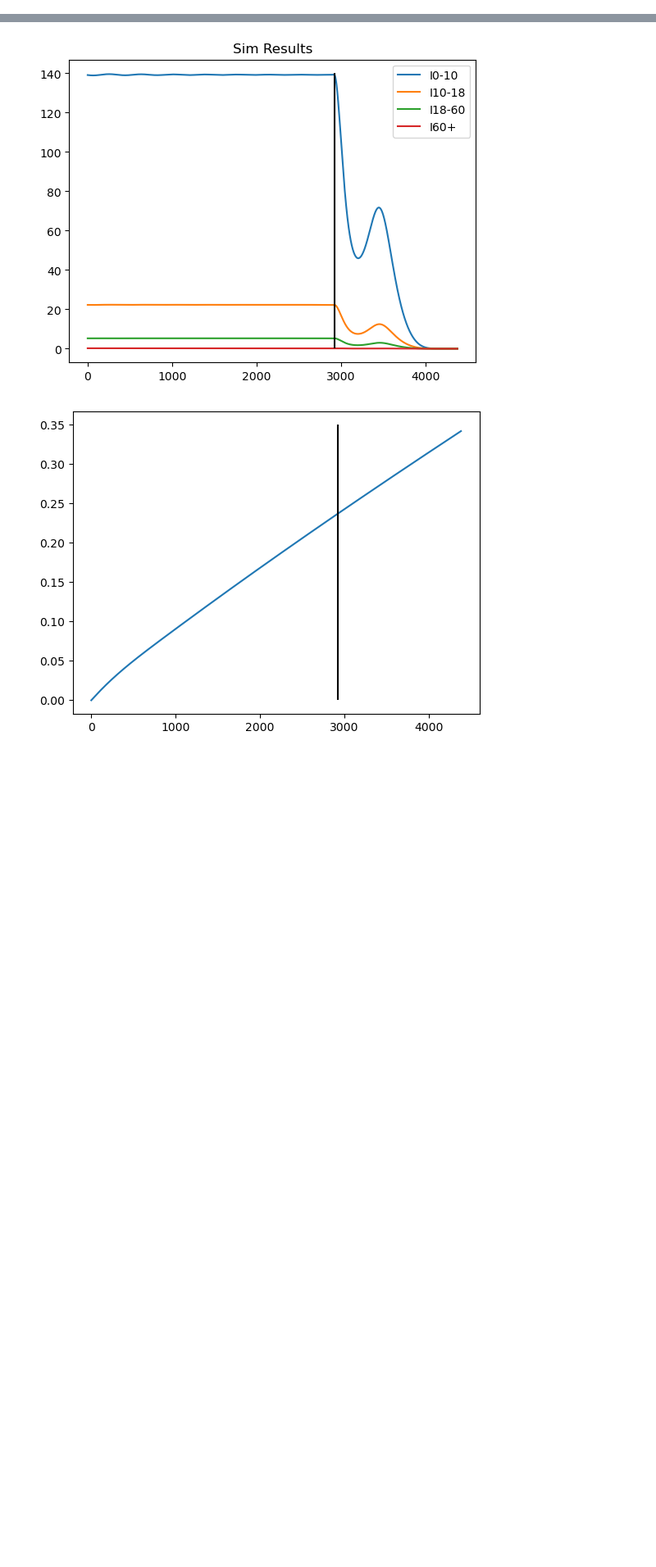
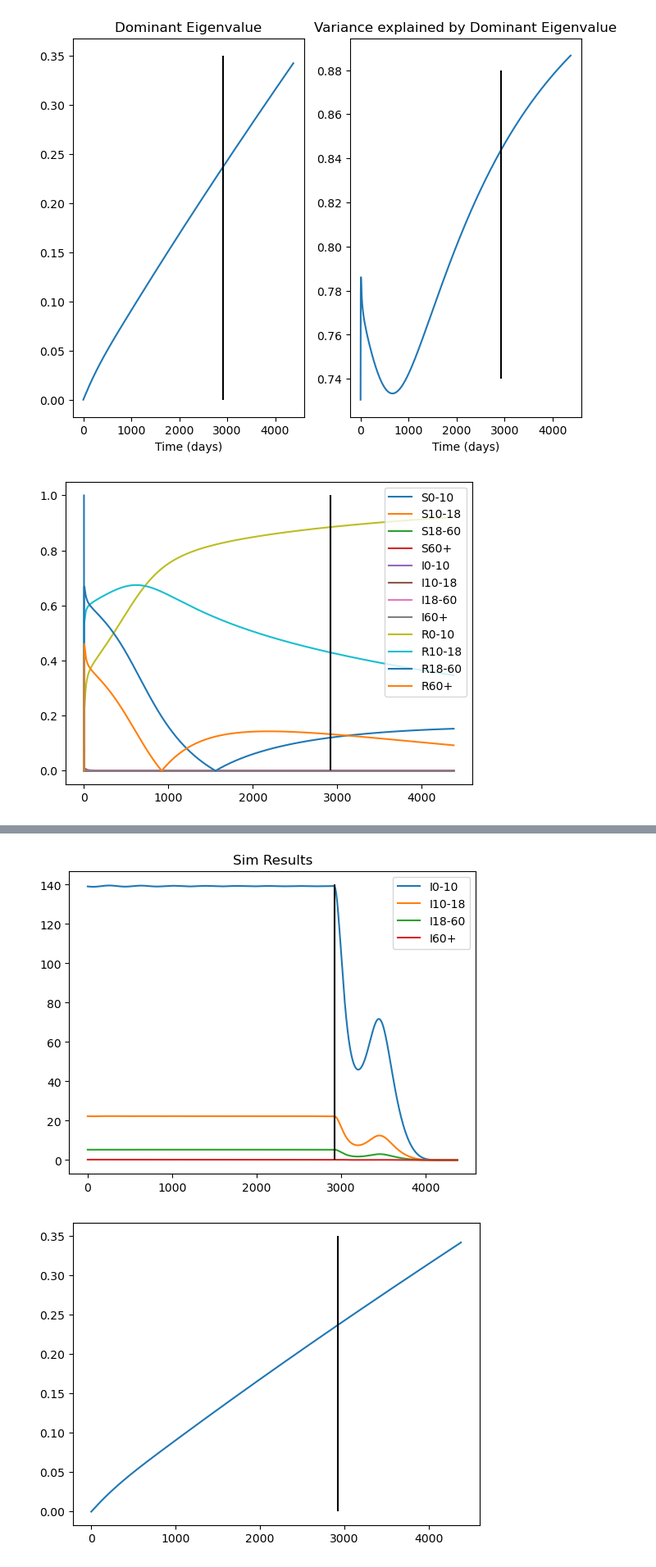
Before and after one commit to joshlooks/covariance-matrix, a Jupyter notebook: meta_sir.ipynb, the cells around one changed output, grey strips where cells are left out. Shown at 82% size. Drawn from its saved outputs; the diff is of its cells as text; code cells hidden in the pictures; blank space fills up the shorter version.

Commit message:
finalising initial plots

```diff
--- a/meta_sir.ipynb
+++ b/meta_sir.ipynb
@@ -61,3 +61,60 @@ for i in range(len(res_test)):
     eigs_reduced[i] = eigenvalues[dominant_index]
     eigs_reduced_var[i] = eigenvalues[dominant_index]/np.linalg.norm(eigenvalues)
     evec_reduced[i, :] = eigenvectors[:, dominant_index].flatten()
+# %%
+index_labels = ['S0-10','S10-18','S18-60','S60+','I0-10','I10-18','I18-60','I60+','R0-10','R10-18','R18-60','R60+']
+fig, axs = plt.subplots(ncols=2,figsize=(8,6))
+axs[0].plot(ts,eigs_total)
+axs[0].set_xlabel('Time (days)')
+axs[0].set_title('Dominant Eigenvalue')
+ax=axs[0].twinx()
+ax.vlines(8*365,-1,1,'k')
+ax.set_ylim((-1,1))
+ax.get_yaxis().set_ticks([])
+axs[1].plot(ts,eigs_total_var)
+axs[1].set_xlabel('Time (days)')
+axs[1].set_title('Variance explained by Dominant Eigenvalue')
+ax=axs[1].twinx()
+ax.vlines(8*365,-1,1,'k')
+ax.set_ylim((-1,1))
+ax.get_yaxis().set_ticks([])
+plt.savefig('full_evals_cov.pdf',dpi=2400)
+plt.show()
+
+for i in range(12):
+    plt.plot(ts,np.abs(evec_total[:,i]),label=index_labels[i])
+plt.legend()
+plt.vlines(8*365,0,1,'k')
+plt.savefig('full_evecs_cov.pdf',dpi=2400)
+plt.show()
+
+fig, axs = plt.subplots(ncols=2,figsize=(8,6))
+axs[0].plot(ts,eigs_reduced)
+axs[0].set_xlabel('Time (days)')
+axs[0].set_title('Dominant Eigenvalue')
+ax=axs[0].twinx()
+ax.vlines(8*365,-1,1,'k')
+ax.set_ylim((-1,1))
+ax.get_yaxis().set_ticks([])
+axs[1].plot(ts,eigs_reduced_var)
+axs[1].set_xlabel('Time (days)')
+axs[1].set_title('Variance explained by Dominant Eigenvalue')
+ax=axs[1].twinx()
+ax.vlines(8*365,-1,1,'k')
+ax.set_ylim((-1,1))
+ax.get_yaxis().set_ticks([])
+plt.savefig('red_evals_cov.pdf',dpi=2400)
+plt.show()
+
+
+index_labels = ['I0-10','I10-18','I18-60','I60+']
+fig,ax = plt.subplots()
+for i in range(4):
+    ax.plot(ts,np.abs(evec_reduced[:,i]),label=index_labels[i])
+    ax.legend()
+plt.vlines(8*365,0,1,'k')
+plt.savefig('red_evecs_cov.pdf',dpi=2400)
+plt.show()
+# %% [output]
+[figure, added]
+[figure, added]
```
Also changed, not shown: parts of 1 cell of this notebook, 34 other files.
